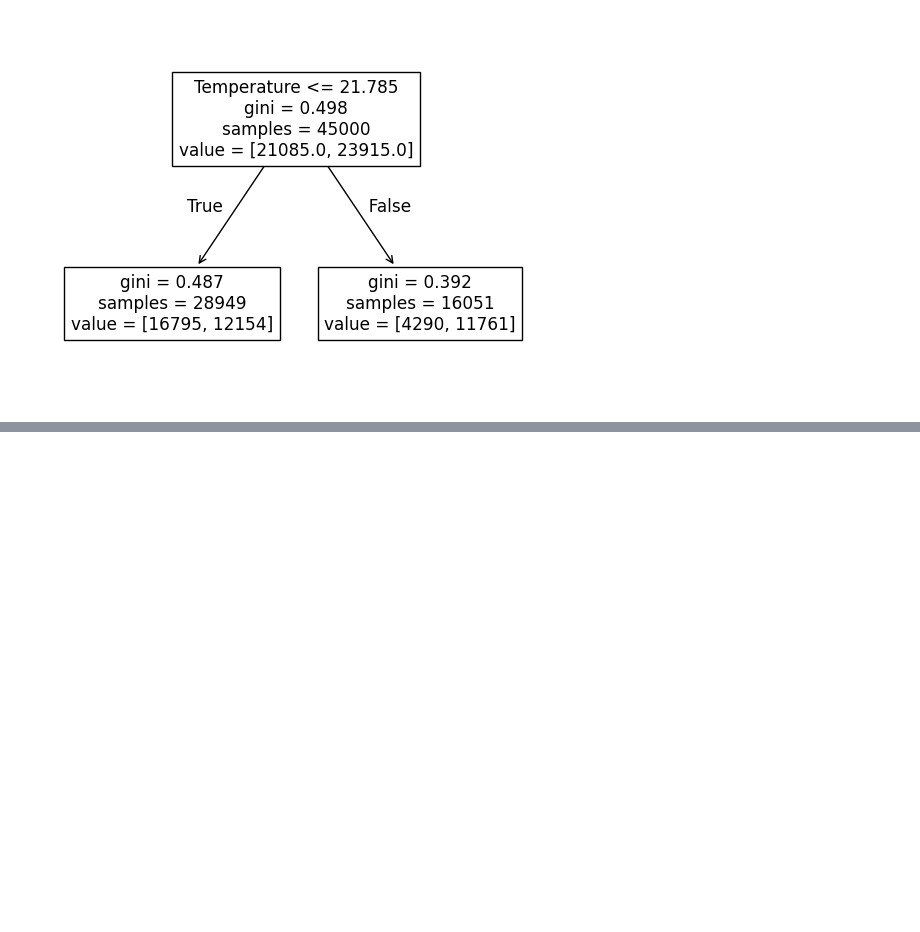
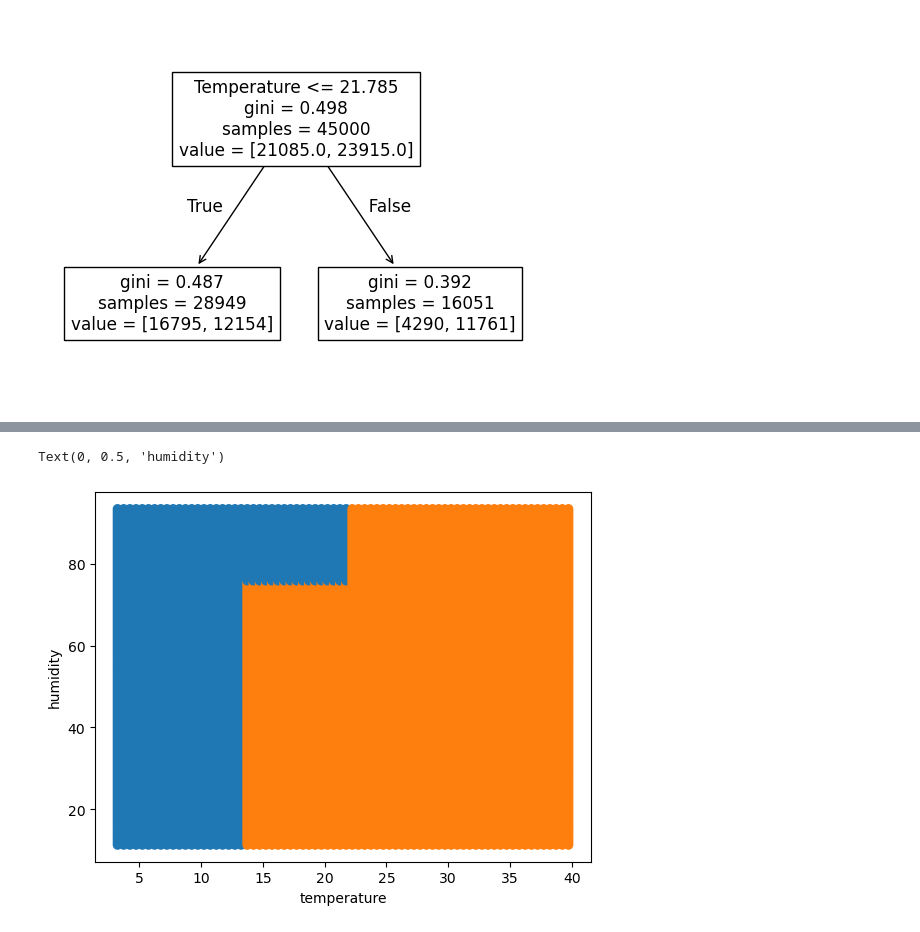
Before and after one commit to maxz101524/IS327---Machine-Learning, a Jupyter notebook: codealong3d.ipynb, the cells around one changed output, grey strips where cells are left out. Drawn from its saved outputs; the diff is of its cells as text; code cells hidden in the pictures; blank space fills up the shorter version.

```diff
--- a/codealong3d.ipynb
+++ b/codealong3d.ipynb
@@ -76,0 +100,28 @@ _ = tree.plot_tree(model,feature_names=features)
+# %%
+import numpy as np
+model = tree.DecisionTreeClassifier(min_samples_leaf=5000)
+features = ['Temperature','Humidity']
+train_X = train_df[features]
+model.fit(train_X, train_df.label)
+temperatures = []
+humidities = []
+train_df.Temperature.describe()
+train_df.Humidity.describe()
+
+for t in np.arange(3.24,40,0.5):
+    for h in np.arange(11.34,93.8,0.5):
+        temperatures.append(t)
+        humidities.append(h)
+
+grid_df =pd.DataFrame({'Temperature':temperatures,'Humidity':humidities})
+
+pred = model.predict(grid_df)
+colors = []
+for p in pred:
+    colors.append('C'+str(int(p)))
+plt.scatter(grid_df.Temperature, grid_df.Humidity, c=colors)
+plt.xlabel('temperature')
+plt.ylabel('humidity')
+# %% [output]
+Text(0, 0.5, 'humidity')
+[figure, added]
```
Also changed, not shown: parts of 2 cells of this notebook.
